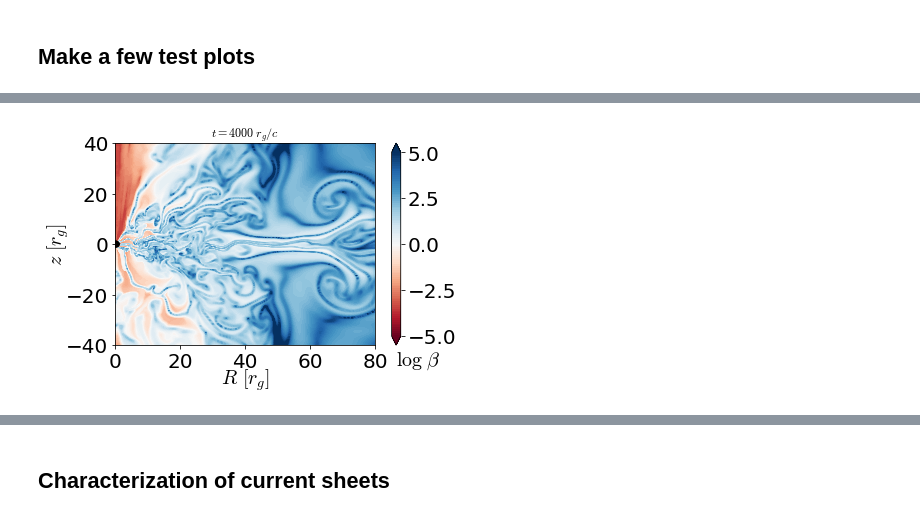
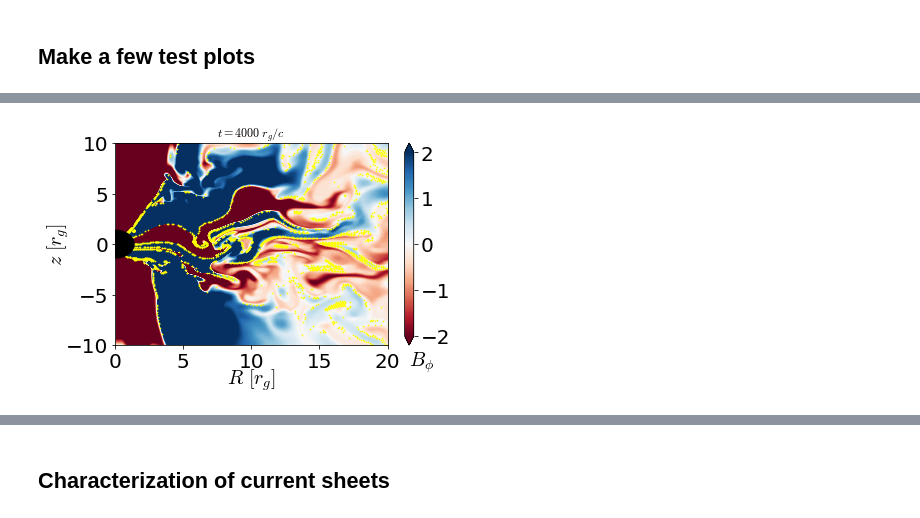
Before and after one commit to outflows/gyst, a Jupyter notebook: characterize.ipynb, the cells around one changed output, grey strips where cells are left out. Drawn from its saved outputs; the diff is of its cells as text; code cells hidden in the pictures.

```diff
--- a/characterize.ipynb
+++ b/characterize.ipynb
@@ -67,6 +78,8 @@ rd("dump400")
 # %% [output]
 <Figure size 432x288 with 0 Axes>
 # %%
+N1, N2, N3 = nx, ny, nz
+
 sigma = bsq/rho
 sigmaphi = bu[3]*bd[3]/(rho)
 
@@ -146,27 +404,32 @@ plt.draw()
 # %%
-xmax, ymax, step = 80, 40, 20
+xmax = 20
+ymax = xmax/2
+step = xmax/4
 
 hfont = {'fontname':'Helvetica'}
 aphi=psicalc()
 amax = aphi.max()
-cs, cb = plco(np.log10(betapl), levels = np.linspace(-5, 5, 100), isfilled=1,k=0,xy=1,xmax=xmax,ymax=ymax,dobh=1,cb=1,extend="both",pretty=1, cmap = 'RdBu')
+cs, cb = plco(Bphi, levels = np.linspace(-2., 2., 100), isfilled=1,k=0,xy=1,xmax=xmax,ymax=ymax,dobh=1,cb=1,extend="both",pretty=1, cmap = 'RdBu')
 #cs, cb = plco(betapl,isfilled=1,k=0,xy=1,xmax=80,ymax=40,dobh=1,cb=1,extend="both",pretty=1)
 #plt.contour(r2d, z2d, sigma2d, levels=[1], colors=('black'), linestyles=('-.'), linewidths=(2))
+
+plt.scatter(rx, ry, c ='yellow', marker = 'o', s = 0.5)#, markersize = 0.01)
+
 ax = plt.gca()
 ax.set_xlabel(r"$R\ [r_g]$",fontsize=20,labelpad=-5, **hfont)
 ax.set_ylabel(r"$z\ [r_g]$",fontsize=20,labelpad=-5, **hfont)
-cb.ax.set_xlabel(r"$\log\;\beta$",fontsize=20,ha="left")
-cb.set_ticks([-5,-2.5,0,2.5,5])
+cb.ax.set_xlabel(r"$B_\phi$",fontsize=20,ha="left")
+cb.set_ticks([-2.0,-1.,0,1.,2.0])
 plt.xticks(np.arange(0, xmax+1, step=step), **hfont) #GS
 plt.yticks(np.arange(-ymax, ymax+1, step=step), **hfont) #GS
 circle1 = plt.Circle((0, 0), Rin, color='black') # GS
 fig = plt.gcf() # GS
 ax2 = fig.gca() # GS
 ax2.add_artist(circle1) # GS
 #plc(aphi,levels=np.linspace(-amax,amax,14)[1:-1],colors="black",linewidths=1,xy=-1)
 plt.title(r"$t=%.4g$"%np.round(t)+r"$\;r_g/c$", **hfont);
 plt.tight_layout() # GS
 plt.draw()
 #plt.savefig("rho000_2ds9.png", dpi = 300)
 # %% [output]
-[figure, old version]
+[figure, new version]
```
Also changed, not shown: parts of 50 cells of this notebook, 4 other files.
